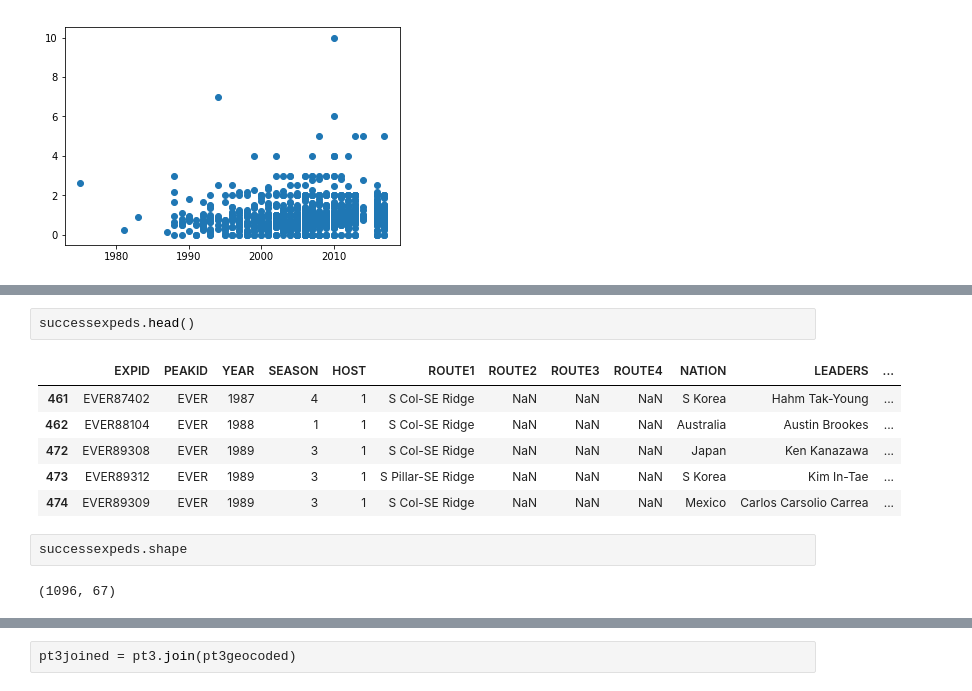
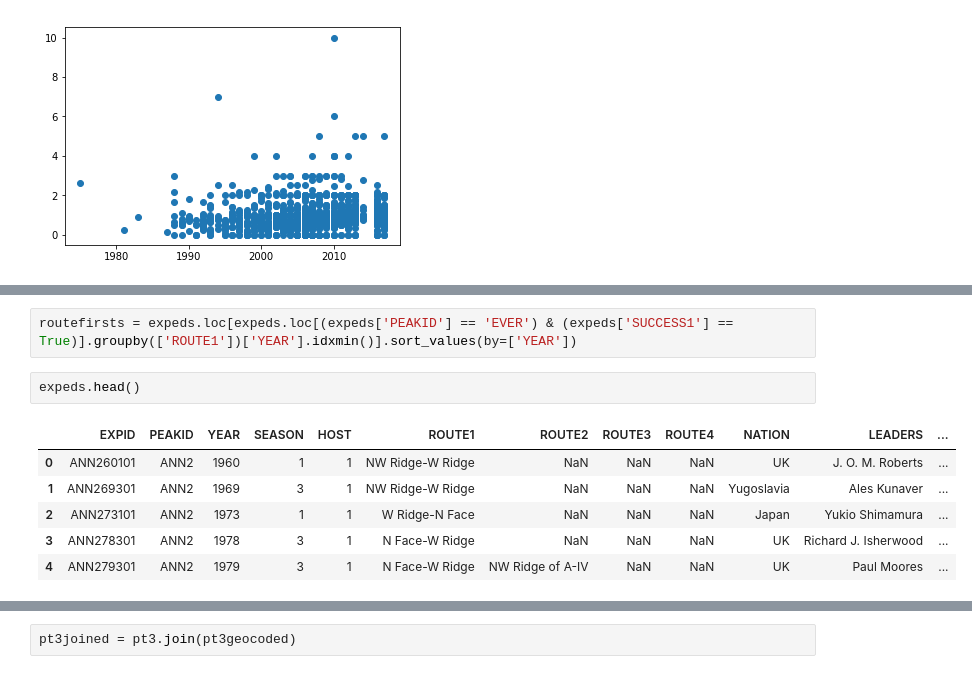
Before and after one commit to elbertwang3/himalayas, a Jupyter notebook: data/Untitled.ipynb, the cells around one changed output, grey strips where cells are left out. Cells and saved outputs as stored; diff of their text form.

Commit message:
first routes

```diff
--- a/data/Untitled.ipynb
+++ b/data/Untitled.ipynb
@@ -428,13 +354,11 @@ plt.scatter(successexpeds['YEAR'], successexpeds['hiredratio'])
+# %%
+routefirsts = expeds.loc[expeds.loc[(expeds['PEAKID'] == 'EVER') & (expeds['SUCCESS1'] == True)].groupby(['ROUTE1'])['YEAR'].idxmin()].sort_values(by=['YEAR'])
 # %%
-successexpeds.head()
+expeds.head()
 # %% [output]
 |  | EXPID | PEAKID | YEAR | SEASON | HOST | ROUTE1 | ROUTE2 | ROUTE3 | ROUTE4 | NATION | LEADERS | ... |
-| 461 | EVER87402 | EVER | 1987 | 4 | 1 | S Col-SE Ridge | NaN | NaN | NaN | S Korea | Hahm Tak-Young | ... |
-| 462 | EVER88104 | EVER | 1988 | 1 | 1 | S Col-SE Ridge | NaN | NaN | NaN | Australia | Austin Brookes | ... |
-| 472 | EVER89308 | EVER | 1989 | 3 | 1 | S Col-SE Ridge | NaN | NaN | NaN | Japan | Ken Kanazawa | ... |
-| 473 | EVER89312 | EVER | 1989 | 3 | 1 | S Pillar-SE Ridge | NaN | NaN | NaN | S Korea | Kim In-Tae | ... |
-| 474 | EVER89309 | EVER | 1989 | 3 | 1 | S Col-SE Ridge | NaN | NaN | NaN | Mexico | Carlos Carsolio Carrea | ... |
+| 0 | ANN260101 | ANN2 | 1960 | 1 | 1 | NW Ridge-W Ridge | NaN | NaN | NaN | UK | J. O. M. Roberts | ... |
+| 1 | ANN269301 | ANN2 | 1969 | 3 | 1 | NW Ridge-W Ridge | NaN | NaN | NaN | Yugoslavia | Ales Kunaver | ... |
+| 2 | ANN273101 | ANN2 | 1973 | 1 | 1 | W Ridge-N Face | NaN | NaN | NaN | Japan | Yukio Shimamura | ... |
+| 3 | ANN278301 | ANN2 | 1978 | 3 | 1 | N Face-W Ridge | NaN | NaN | NaN | UK | Richard J. Isherwood | ... |
+| 4 | ANN279301 | ANN2 | 1979 | 3 | 1 | N Face-W Ridge | NW Ridge of A-IV | NaN | NaN | UK | Paul Moores | ... |
-# %%
-successexpeds.shape
-# %% [output]
-(1096, 67)
```
Also changed, not shown: parts of 53 cells of this notebook, 21 other files.
